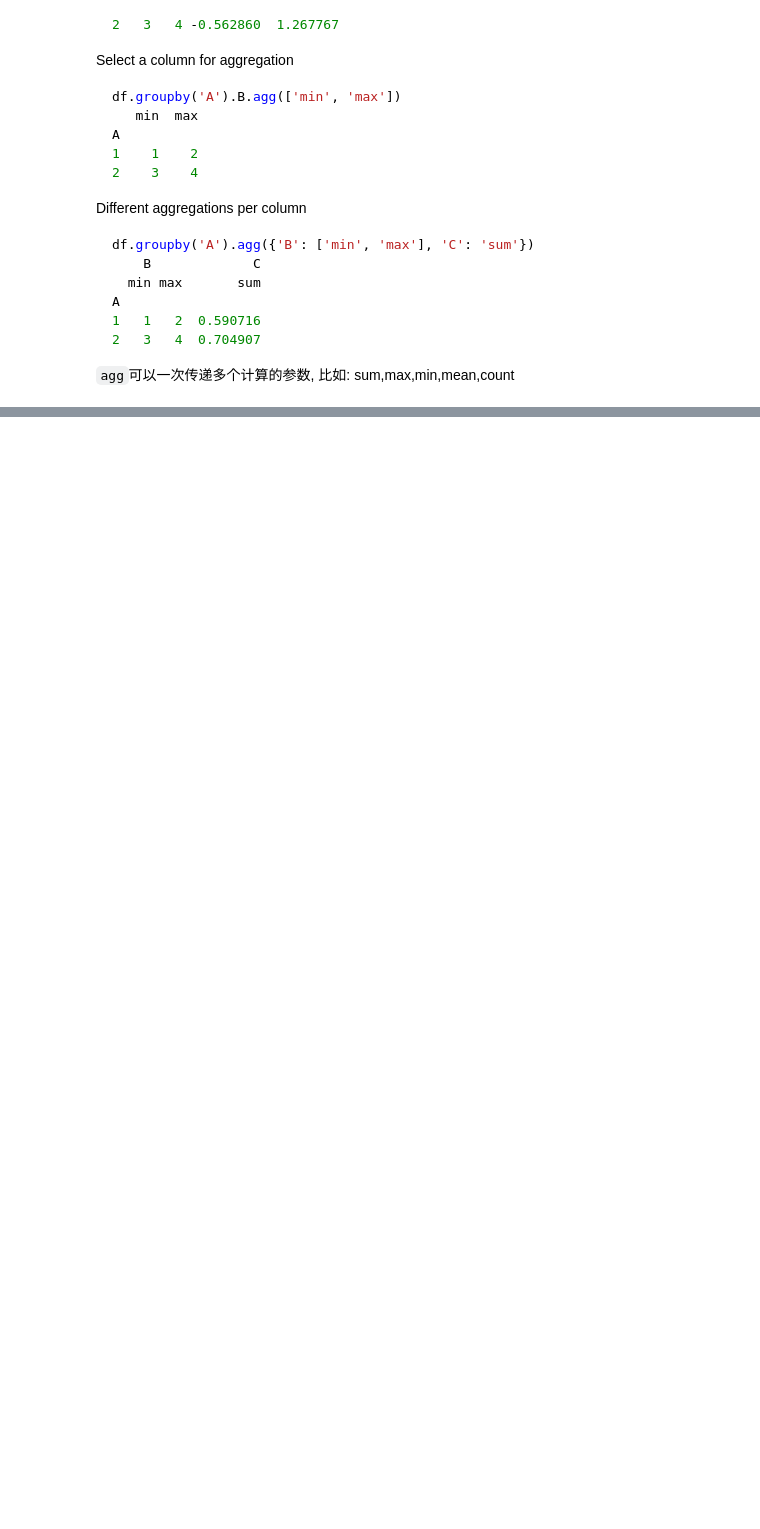
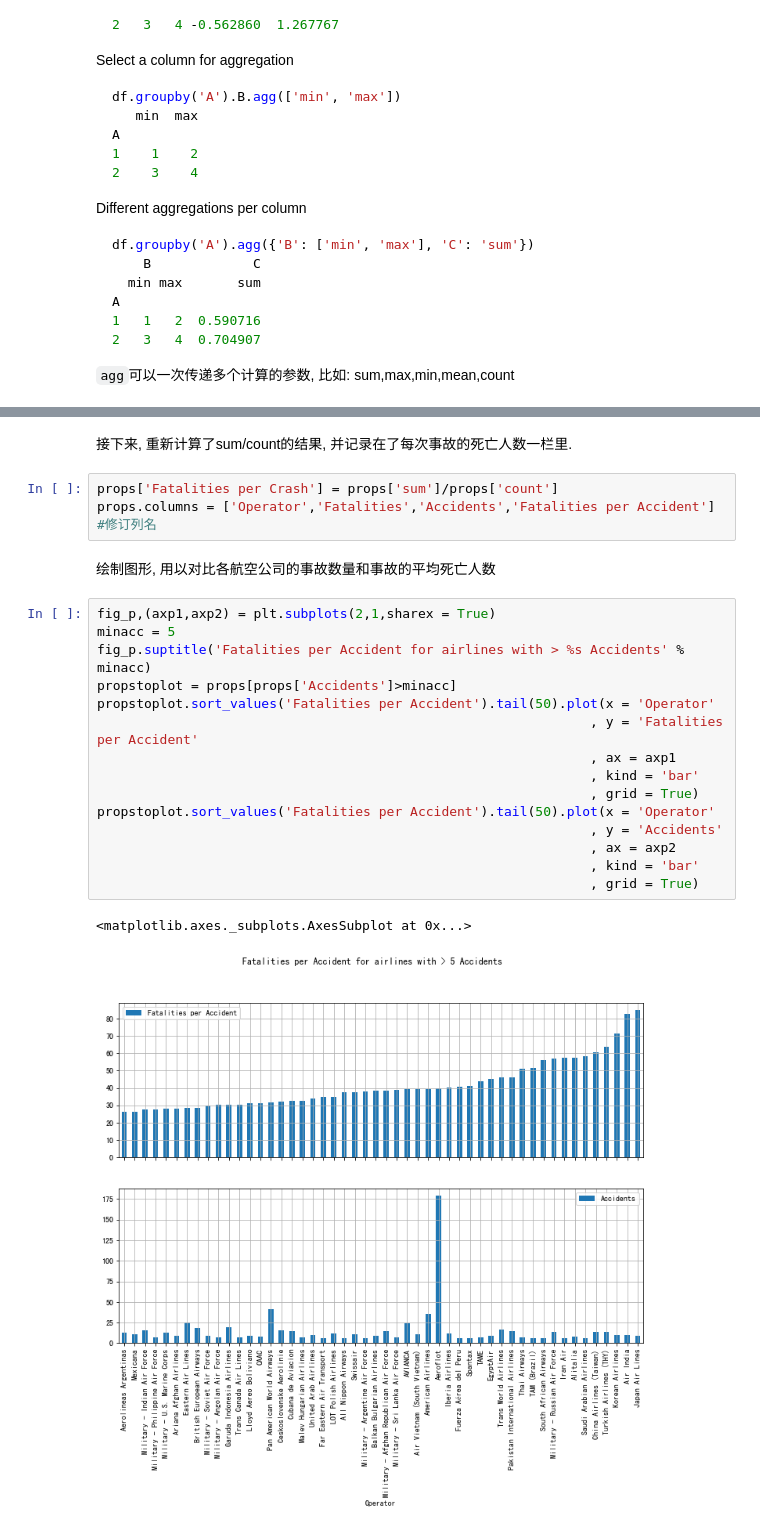
Before and after one commit to thelalasis/mystudy, a Jupyter notebook: Data_Analysis/kaggle/20190410_aircrashes/aircrashes_analysis.ipynb, the cells around one changed output, grey strips where cells are left out. Saved outputs shown, nothing was run; the diff lists cells and outputs as text; blank space fills up the shorter version.

```diff
--- a/Data_Analysis/kaggle/20190410_aircrashes/aircrashes_analysis.ipynb
+++ b/Data_Analysis/kaggle/20190410_aircrashes/aircrashes_analysis.ipynb
@@ -166,0 +175,25 @@ props = operator['Fatalities'].reset_index()    #reset_index将index列还原为
+# %% [markdown]
+接下来, 重新计算了sum/count的结果, 并记录在了每次事故的死亡人数一栏里.
+# %%
+props['Fatalities per Crash'] = props['sum']/props['count']
+props.columns = ['Operator','Fatalities','Accidents','Fatalities per Accident']    #修订列名
+# %% [markdown]
+绘制图形, 用以对比各航空公司的事故数量和事故的平均死亡人数
+# %%
+fig_p,(axp1,axp2) = plt.subplots(2,1,sharex = True)
+minacc = 5
+fig_p.suptitle('Fatalities per Accident for airlines with > %s Accidents' % minacc)
+propstoplot = props[props['Accidents']>minacc]
+propstoplot.sort_values('Fatalities per Accident').tail(50).plot(x = 'Operator'
+                                                               , y = 'Fatalities per Accident'
+                                                               , ax = axp1
+                                                               , kind = 'bar'
+                                                               , grid = True)
+propstoplot.sort_values('Fatalities per Accident').tail(50).plot(x = 'Operator'
+                                                               , y = 'Accidents'
+                                                               , ax = axp2
+                                                               , kind = 'bar'
+                                                               , grid = True)
+# %% [output]
+<matplotlib.axes._subplots.AxesSubplot at 0x...>
+[figure, added]
```
Also changed, not shown: parts of 2 cells of this notebook.
